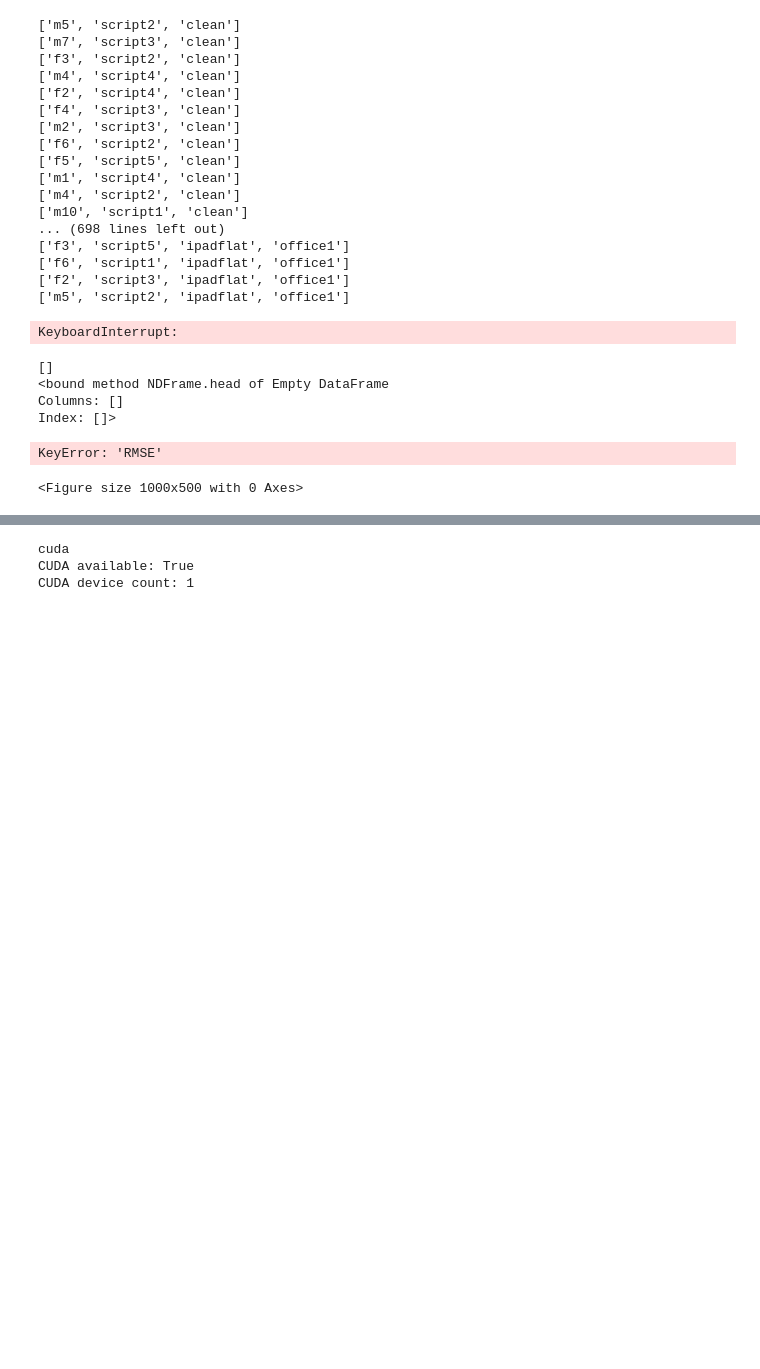
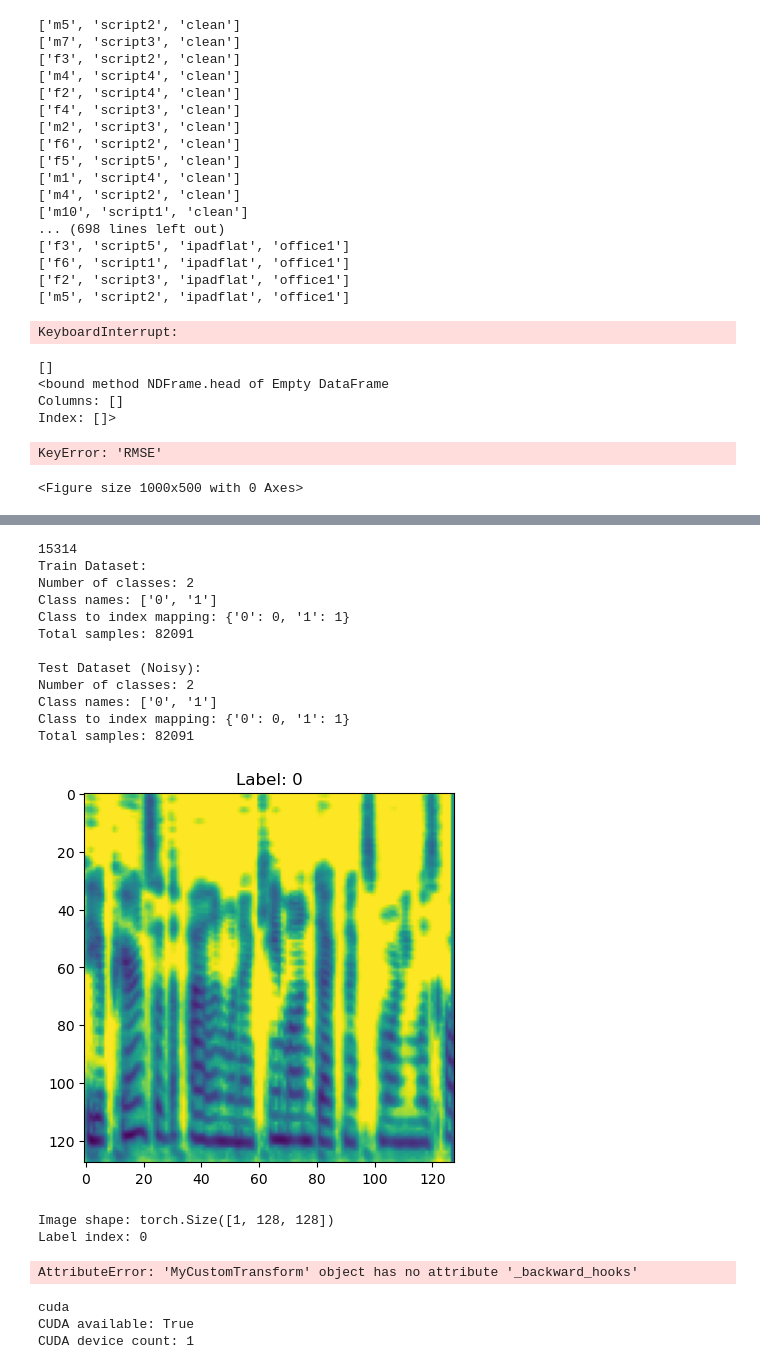
Before and after one commit to sosnowskiMac/IML-project, a Jupyter notebook: Main.ipynb, the cells around one changed output, grey strips where cells are left out. Drawn from its saved outputs; the diff is of its cells as text; code cells hidden in the pictures; blank space fills up the shorter version.

Commit message:
fixing noise

```diff
--- a/Main.ipynb
+++ b/Main.ipynb
@@ -505,0 +511,67 @@ tensor(0.2575)
+# %%
+train_subset = torch.utils.data.Subset(normalized_train_dataset, train_indices)
+test_subset = torch.utils.data.Subset(normalized_train_dataset, test_indices)
+
+train_loader = DataLoader(train_subset, batch_size=1, shuffle=True, num_workers=0, pin_memory=False) # set workers to number of cpu cores ot less
+test_loader = DataLoader(test_subset, batch_size=64, shuffle=False, num_workers=4, pin_memory=True) # sth breaks with num of workers >0 for noise
+# %%
+# Basic dataset info
+print(len(test_subset))
+print("Train Dataset:")
+print(f"Number of classes: {len(normalized_train_dataset.classes)}")
+print(f"Class names: {normalized_train_dataset.classes}")
+print(f"Class to index mapping: {normalized_train_dataset.class_to_idx}")
+print(f"Total samples: {len(normalized_train_dataset)}\n")
+
+print("Test Dataset (Noisy):")
+print(f"Number of classes: {len(normalized_test_dataset_noisy.classes)}")
+print(f"Class names: {normalized_test_dataset_noisy.classes}")
+print(f"Class to index mapping: {normalized_test_dataset_noisy.class_to_idx}")
+print(f"Total samples: {len(normalized_test_dataset_noisy)}\n")
+
+# print("Transformations applied to the train dataset:")
+# print(normalized_train_dataset.transform)
+
+# print("\nTransformations applied to the test dataset:")
+# print(normalized_test_dataset_noisy.transform)
+
+from PIL import Image
+import matplotlib.pyplot as plt
+
+# Access a sample from the train dataset
+image, label = normalized_train_dataset[0]
+
+# Display the image and label
+plt.imshow(image.permute(1, 2, 0))  # Permute if it's in CHW format to HWC
+plt.title(f"Label: {normalized_train_dataset.classes[label]}")
+plt.show()
+
+print(f"Image shape: {image.shape}")  # Tensor shape
+print(f"Label index: {label}")
+
+image, label = normalized_test_dataset_noisy[0]
+
+# Display the image and label
+plt.imshow(image.permute(1, 2, 0))  # Permute if it's in CHW format to HWC
+plt.title(f"Label: {normalized_test_dataset_noisy.classes[label]}")
+plt.show()
+
+print(f"Image shape: {image.shape}")  # Tensor shape
+print(f"Label index: {label}")
+# %% [output]
+15314
+Train Dataset:
+Number of classes: 2
+Class names: ['0', '1']
+Class to index mapping: {'0': 0, '1': 1}
+Total samples: 82091
+
+Test Dataset (Noisy):
+Number of classes: 2
+Class names: ['0', '1']
+Class to index mapping: {'0': 0, '1': 1}
+Total samples: 82091
+[figure, added]
+Image shape: torch.Size([1, 128, 128])
+Label index: 0
+AttributeError: 'MyCustomTransform' object has no attribute '_backward_hooks'
```
Also changed, not shown: parts of 9 cells of this notebook.
